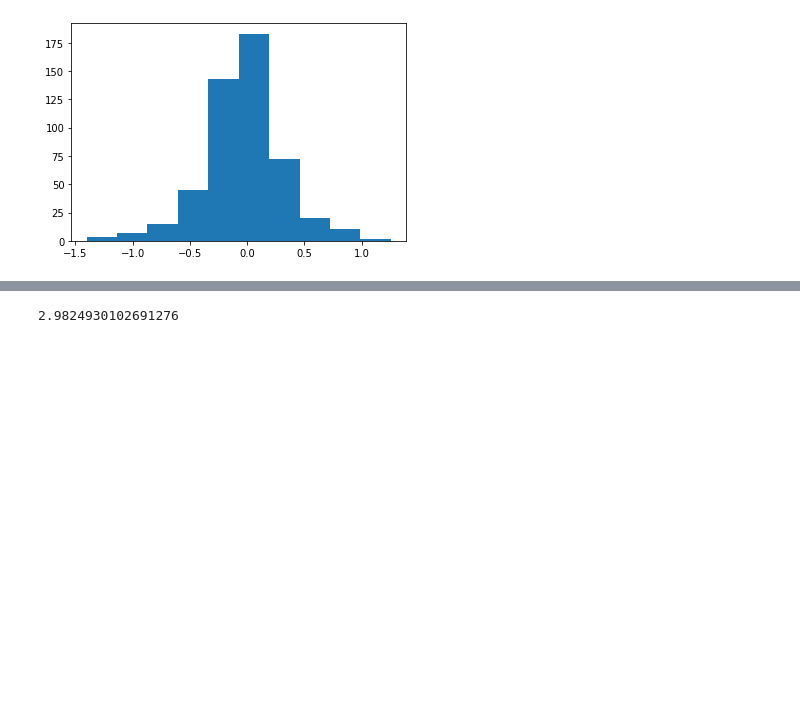
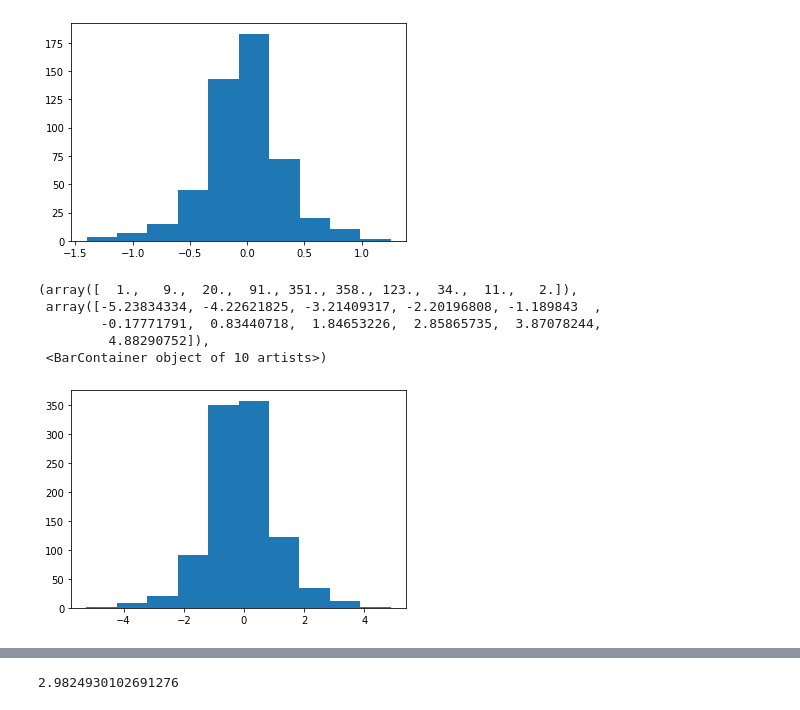
Before and after one commit to Jamjam1729/Masters_Coursework, a Jupyter notebook: Masters/FM06 Coursework.ipynb, the cells around one changed output, grey strips where cells are left out. Saved outputs shown, nothing was run; the diff lists cells and outputs as text; code cells hidden in the pictures; blank space fills up the shorter version.

```diff
--- a/Masters/FM06 Coursework.ipynb
+++ b/Masters/FM06 Coursework.ipynb
@@ -19,7 +19,7 @@ time_break = 0.3
 K = 188
 KH = S0
 n_sims = 1_000
-n_steps = 1_000
+n_steps = 300
 # %%
 ### Helper Functions
 
@@ -209,7 +209,7 @@ def simulate_delta_varying_vol(S0, K, T, r, mu, n_sims, n_steps):
 
         S_at_time_t = paths[:, i]
         new_vol = np.sqrt(integrate_vol(start_time = t, end_time = T))
-        delta_t = black_scholes_call_delta(S_at_time_t, t, K, T, r, new_vol)
+        delta_t = black_scholes_call_delta(S_at_time_t, 0, K, 1, r, new_vol)
         bank_at_t = portfolio[:, i] - delta_t * S_at_time_t
         bank_at_t_plus_dt = bank_at_t * np.exp(dt * r)
         S_at_t_plus_dt = paths[:, i+1]
@@ -223,6 +223,15 @@ def simulate_delta_varying_vol(S0, K, T, r, mu, n_sims, n_steps):
     return paths, portfolio, error
 # %%
 paths, port, error = simulate_delta_varying_vol(S0, K, T, r, mu, n_sims, n_steps)
+# %%
+plt.hist(error)
+# %% [output]
+(array([  1.,   9.,  20.,  91., 351., 358., 123.,  34.,  11.,   2.]),
+ array([-5.23834334, -4.22621825, -3.21409317, -2.20196808, -1.189843  ,
+        -0.17771791,  0.83440718,  1.84653226,  2.85865735,  3.87078244,
+         4.88290752]),
+ <BarContainer object of 10 artists>)
+[figure, added]
 # %%
 paths1, port1, error1 = simulate_delta_varying_vol(S0, K, T, r, mu, n_sims, n_steps)
 paths2, port2, error2 = simulate_delta_varying_vol(S0, K, T, r, mu, n_sims, 100 * n_steps)
```
Also changed, not shown: parts of 3 cells of this notebook.
